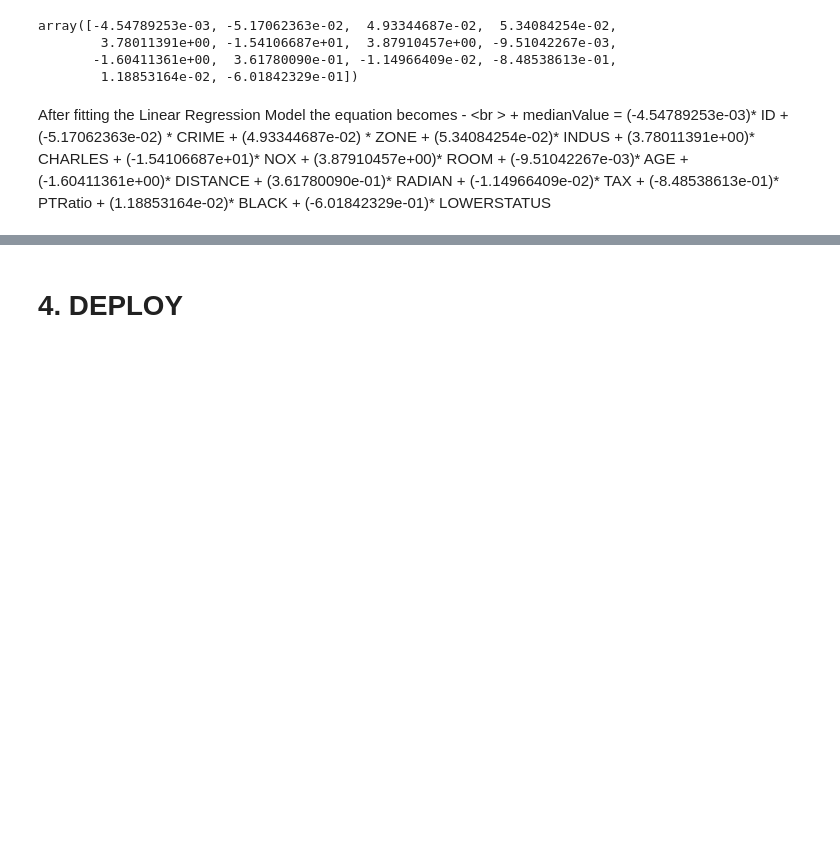
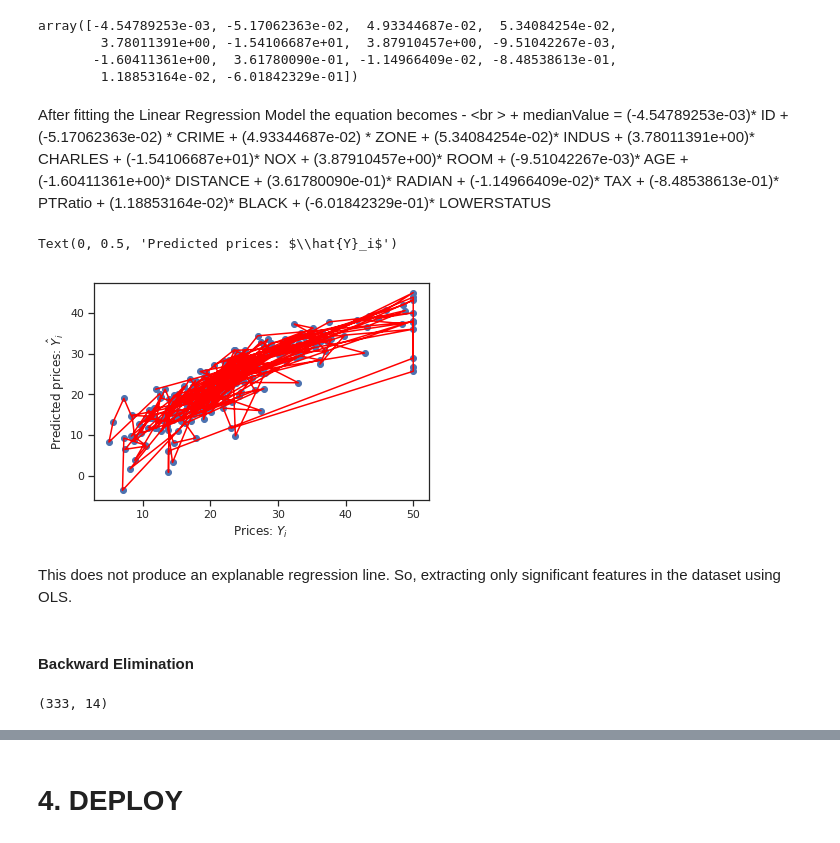
Before and after one commit to varushij/Boston-Housing, a Jupyter notebook: Boston Housing Prices.ipynb, the cells around one changed output, grey strips where cells are left out. Cells and saved outputs as stored; diff of their text form; code cells hidden in the pictures; blank space fills up the shorter version.

Commit message:
Linear regression model implemented on the data set.

```diff
--- a/Boston Housing Prices.ipynb
+++ b/Boston Housing Prices.ipynb
@@ -269,3 +271,21 @@ After fitting the Linear Regression Model the equation becomes -  <br \>
                     (3.87910457e+00)* ROOM + (-9.51042267e-03)* AGE + (-1.60411361e+00)* DISTANCE +
                     (3.61780090e-01)* RADIAN + (-1.14966409e-02)* TAX + (-8.48538613e-01)* PTRatio +
                     (1.18853164e-02)* BLACK + (-6.01842329e-01)* LOWERSTATUS
+# %%
+y_pred = lr_model.predict(features)
+# %%
+plt.scatter(target, y_pred)
+plt.plot(target, y_pred, color='red')
+plt.xlabel("Prices: $Y_i$")
+plt.ylabel("Predicted prices: $\hat{Y}_i$")
+# %% [output]
+Text(0, 0.5, 'Predicted prices: $\\hat{Y}_i$')
+[figure, added]
+# %% [markdown]
+This does not produce an explanable regression line. So, extracting only significant features in the dataset using OLS.
+# %% [markdown]
+#### Backward Elimination
+# %%
+features.shape
+# %% [output]
+(333, 14)
```
Also changed, not shown: parts of 17 cells of this notebook.
